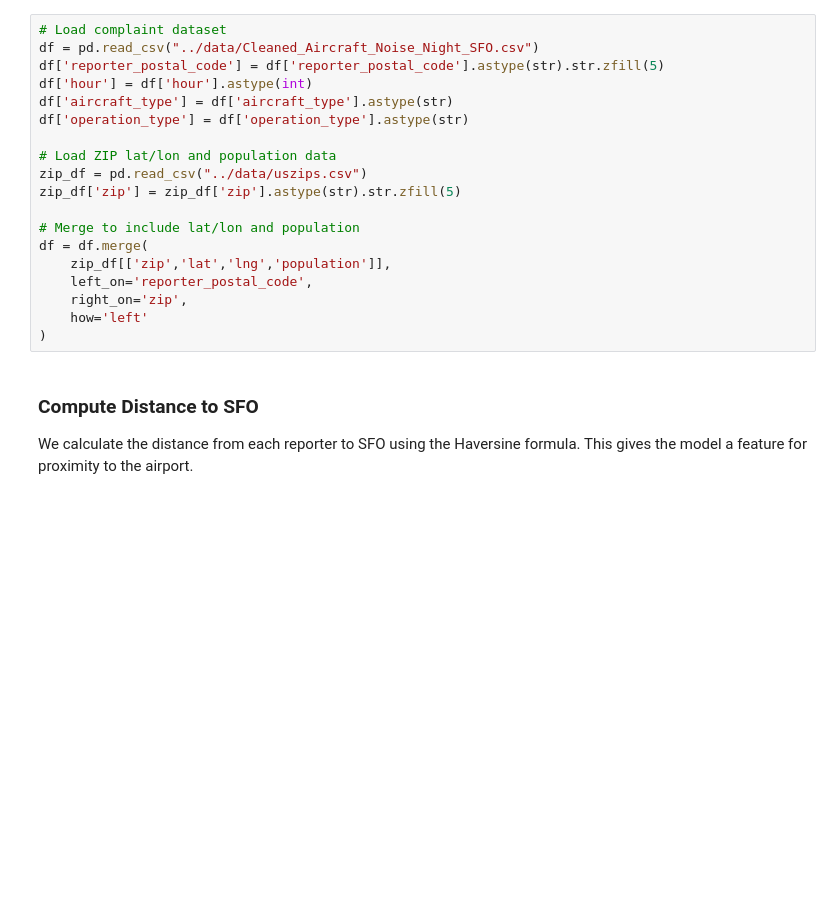
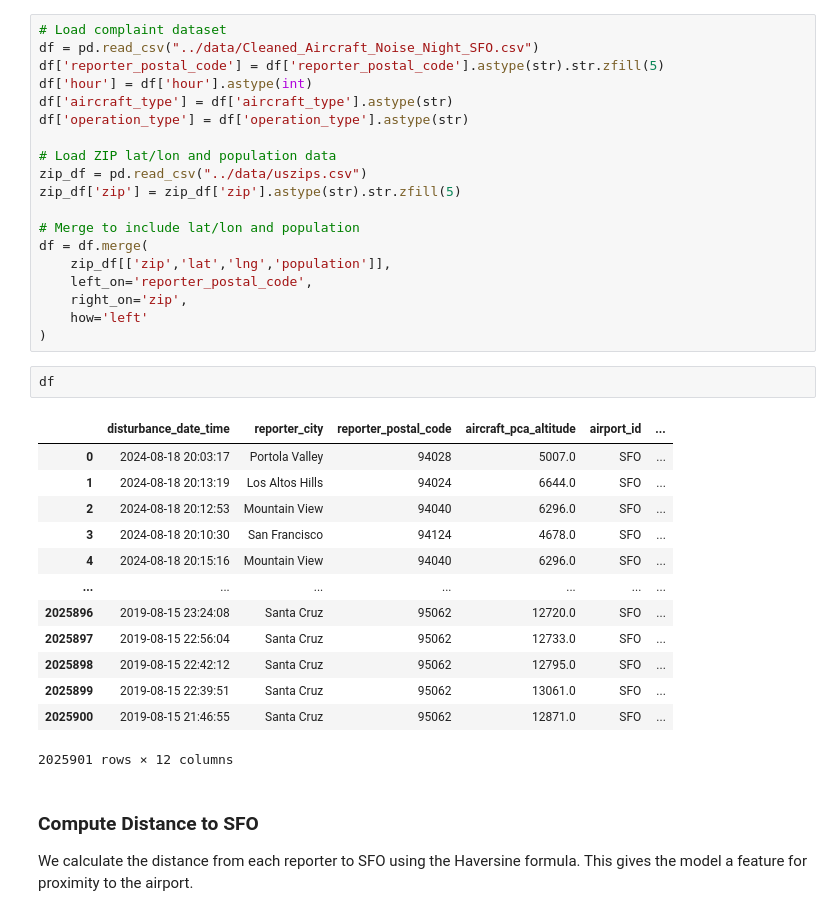
Before and after one commit to porhay007/SFO-Aircraft-Noise-Analysis---Group-Project-Data-5100, a Jupyter notebook: Code/Modeling.ipynb, the cells around one changed output. Cells and saved outputs as stored; diff of their text form; blank space fills up the shorter version.

```diff
--- a/Code/Modeling.ipynb
+++ b/Code/Modeling.ipynb
@@ -44,6 +44,22 @@ df = df.merge(
     right_on='zip',
     how='left'
 )
+# %%
+df
+# %% [output]
+|  | disturbance_date_time | reporter_city | reporter_postal_code | aircraft_pca_altitude | airport_id | ... |
+| 0 | 2024-08-18 20:03:17 | Portola Valley | 94028 | 5007.0 | SFO | ... |
+| 1 | 2024-08-18 20:13:19 | Los Altos Hills | 94024 | 6644.0 | SFO | ... |
+| 2 | 2024-08-18 20:12:53 | Mountain View | 94040 | 6296.0 | SFO | ... |
+| 3 | 2024-08-18 20:10:30 | San Francisco | 94124 | 4678.0 | SFO | ... |
+| 4 | 2024-08-18 20:15:16 | Mountain View | 94040 | 6296.0 | SFO | ... |
+| ... | ... | ... | ... | ... | ... | ... |
+| 2025896 | 2019-08-15 23:24:08 | Santa Cruz | 95062 | 12720.0 | SFO | ... |
+| 2025897 | 2019-08-15 22:56:04 | Santa Cruz | 95062 | 12733.0 | SFO | ... |
+| 2025898 | 2019-08-15 22:42:12 | Santa Cruz | 95062 | 12795.0 | SFO | ... |
+| 2025899 | 2019-08-15 22:39:51 | Santa Cruz | 95062 | 13061.0 | SFO | ... |
+| 2025900 | 2019-08-15 21:46:55 | Santa Cruz | 95062 | 12871.0 | SFO | ... |
+2025901 rows × 12 columns
 # %% [markdown]
 ### Compute Distance to SFO
 
```
Also changed, not shown: parts of 1 cell of this notebook, 11 other files.
